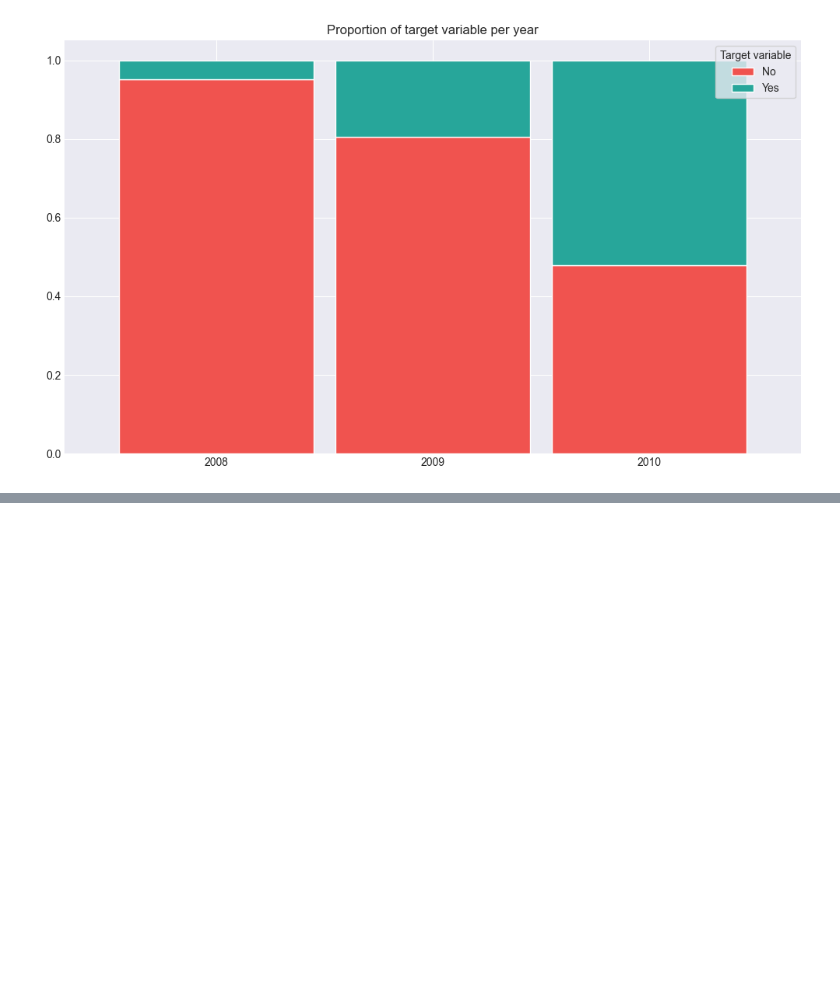
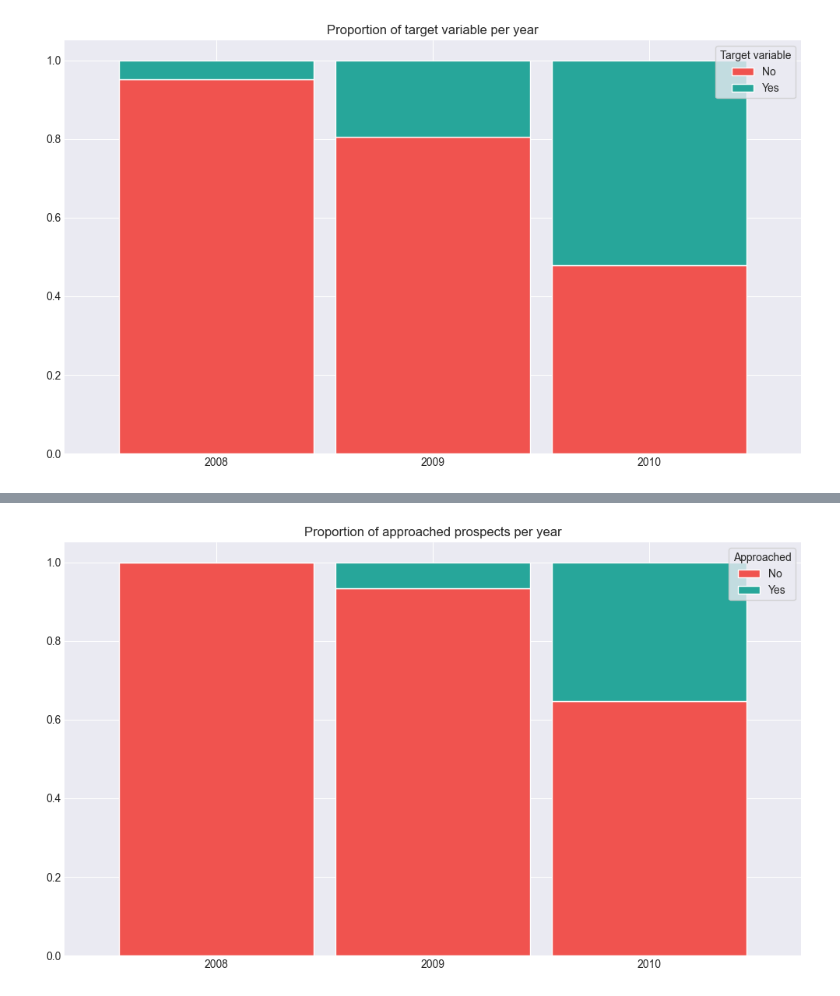
Before and after one commit to vanesterik/mads-telemarketing-assigment, a Jupyter notebook: notebooks/1.0-kve-exploratory-data-analysis.ipynb, the cells around one changed output, grey strips where cells are left out. Cells and saved outputs as stored; diff of their text form; code cells hidden in the pictures; blank space fills up the shorter version.

```diff
--- a/notebooks/1.0-kve-exploratory-data-analysis.ipynb
+++ b/notebooks/1.0-kve-exploratory-data-analysis.ipynb
@@ -262,6 +262,30 @@ plt.tight_layout()
 plt.show()
 # %% [output]
 [figure]
+# %%
+df["approached"] = df["pdays"] != 999
+
+df.groupby(["year", "approached"]).size().unstack().div(df.groupby("year").size(), axis=0).plot(
+    color=[IMPERIAL_RED, PERSIAN_GREEN],
+    edgecolor="white",
+    figsize=(10, 6),
+    kind="bar",
+    stacked=True,
+    width=0.9,
+)
+
+plt.title("Proportion of approached prospects per year")
+plt.xlabel("")
+plt.xticks(rotation=0)
+plt.legend(
+    title="Approached",
+    labels=["No", "Yes"],
+    frameon=True,
+)
+plt.tight_layout()
+plt.show()
+# %% [output]
+[figure, added]
 # %%
 # Save processed DataFrame to CSV file
 df.to_csv(INTERIM_DATA_DIR / DATA_FILENAME, index=False)
```
Also changed, not shown: parts of 7 cells of this notebook, 12 other files.
